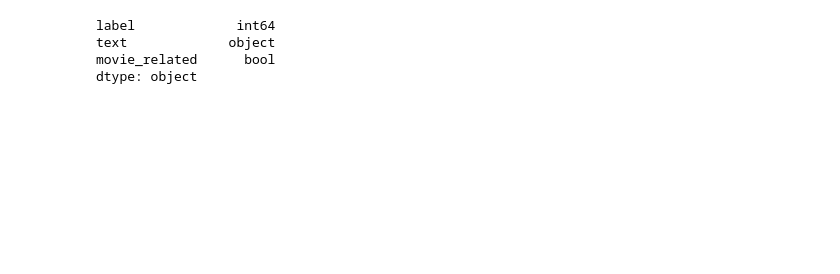
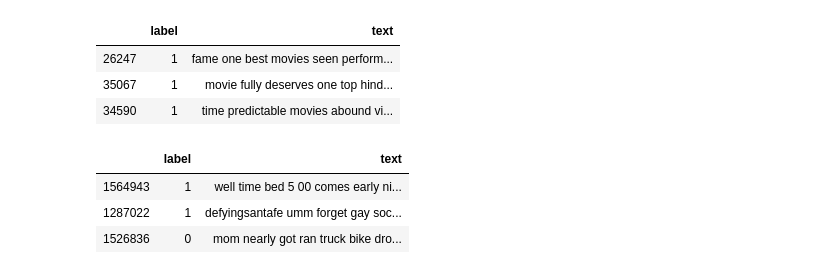
Before and after one commit to Psychotechnopath/Datamining_assignments, a Jupyter notebook: Assignment 3/Assignment 3.ipynb, the cells around one changed output. Cells and saved outputs as stored; diff of their text form; code cells hidden in the pictures; blank space fills up the shorter version.

```diff
--- a/Assignment 3/Assignment 3.ipynb
+++ b/Assignment 3/Assignment 3.ipynb
@@ -112,16 +89,0 @@ display(imdb_final.sample(6, random_state=1))
-# %%
-#Remove punctuation
-import string
-
-def remove_punctuation(text):
-    """Loop through with a list comprehension and keep everything that
-    is not in string.punctuation (list of all punctuation). .join will
-    join the list of letters back together as words where there are no spaces"""
-    no_punct = "".join([c for c in text if c not in string.punctuation])
-    return no_punct
-
-imdb_final['text'] = imdb_final['text'].apply(lambda x : remove_punctuation(x))
-display(imdb_final.sample(3, random_state=1))
-
-twitter['text'] = twitter['text'].apply(lambda x : remove_punctuation(x))
-display(twitter.sample(3, random_state=1))
@@ -192,7 +89,0 @@ TypeError: 'method' object is not subscriptable
-# %%
-twitter_loaded_df.dtypes
-# %% [output]
-label             int64
-text             object
-movie_related      bool
-dtype: object
@@ -205,0 +90,35 @@ for items in hoi:
+# %%
+# Remove link, user, special characters and stopwords.
+import nltk
+from nltk.corpus import stopwords
+import re
+
+stop_words = stopwords.words("english")
+
+#Please note that this somewhat complex regex was found online... First we did
+# a lot of the pre-processing manually, but then we stumbled upon this regex
+#And are very happy that smart people took care of building this regex for us =)
+TEXT_CLEANING_RE = "@\S+|https?:\S+|http?:\S|[^A-Za-z0-9]+"
+
+def preprocess(text):
+    text = re.sub(TEXT_CLEANING_RE, ' ', str(text).lower()).strip()
+    tokens = []
+    for token in text.split():
+        if token not in stop_words:
+                tokens.append(token)
+    return " ".join(tokens)
+
+imdb_final['text'] = imdb_final['text'].apply(lambda x: preprocess(x))
+display(imdb_final.sample(3, random_state=1))
+
+twitter['text'] = twitter['text'].apply(lambda x: preprocess(x))
+display(twitter.sample(3, random_state=1))
+# %% [output]
+|  | label | text |
+| 26247 | 1 | fame one best movies seen perform... |
+| 35067 | 1 | movie fully deserves one top hind... |
+| 34590 | 1 | time predictable movies abound vi... |
+|  | label | text |
+| 1564943 | 1 | well time bed 5 00 comes early ni... |
+| 1287022 | 1 | defyingsantafe umm forget gay soc... |
+| 1526836 | 0 | mom nearly got ran truck bike dro... |
```
Also changed, not shown: parts of 15 cells of this notebook.
